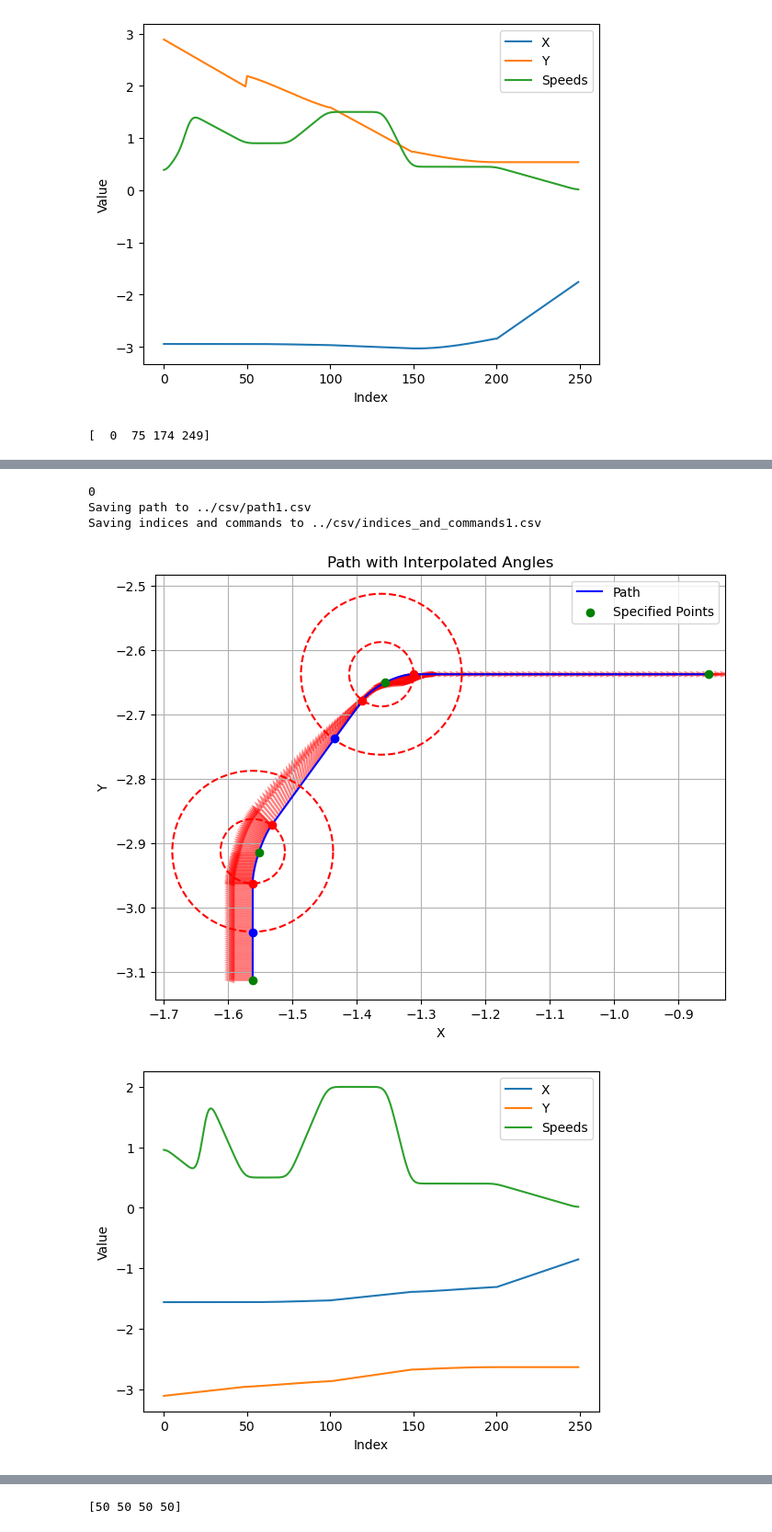
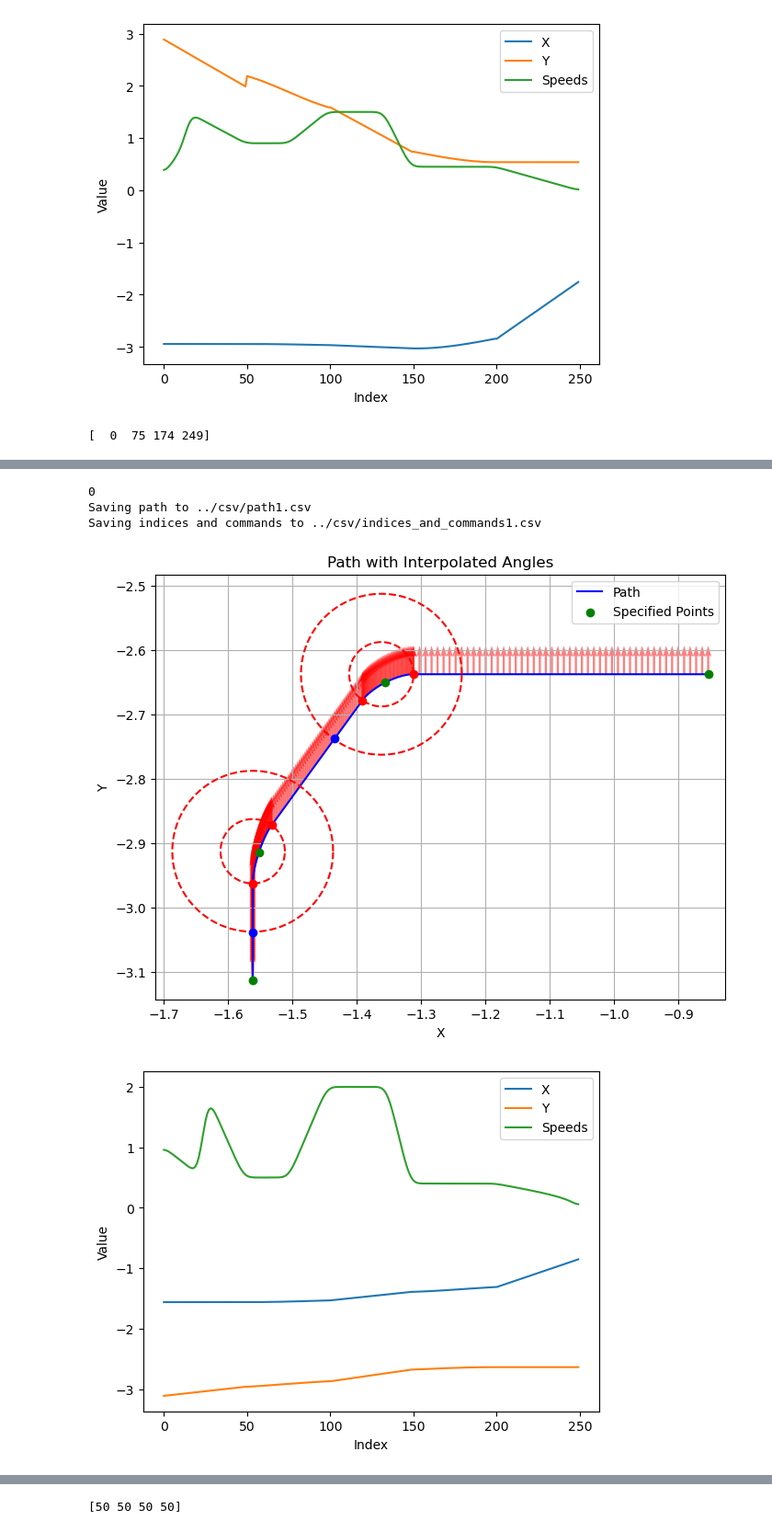
Before and after one commit to NeyagawaRobocons/chassis_haru_robo2024, a Jupyter notebook: pure_pursuit/pure_pursuit/pure_pursuit_test.ipynb, the cells around one changed output, grey strips where cells are left out. Shown at 92% size. Cells and saved outputs as stored; diff of their text form; code cells hidden in the pictures.

```diff
--- a/pure_pursuit/pure_pursuit/pure_pursuit_test.ipynb
+++ b/pure_pursuit/pure_pursuit/pure_pursuit_test.ipynb
@@ -431,7 +431,8 @@ def interpolate_speed(
         plt.axvline(x=curve_end_index, color='r', linestyle='--')
 
     # speeds[curve_end_index:] = max_speed * np.cos(np.pi * np.linspace(0, 1, num=len(speeds[curve_end_index:])))
-    speeds[curve_end_index:] = np.linspace(max_speed * speed_rates[-2], 0, num=len(speeds[curve_end_index:]))
+    # speeds[curve_end_index:] = np.linspace(max_speed * speed_rates[-2], 0, num=len(speeds[curve_end_index:]))
+    speeds[curve_end_index:] = max_speed * speed_rates[-2] * 2 * np.arccos(np.linspace(0, 1, num=len(speeds[curve_end_index:]))) / np.pi
 
     plt.plot(speeds, label='Speeds')
     plt.legend()
@@ -664,14 +665,15 @@ Saving indices and commands to ../csv/indices_and_commands4.csv
 # %%
 max_speed = 2.0 # 速度[m/s]
 poses = np.array([
-    [1.562, -3.112, -1.57, 0.05, 0.5],
-    [1.562, -3.112 + 0.2, -1.57, 0.05, 0.25],
-    [1.562 - 0.2, -2.637, 1.57, 0.05, 0.2],
+    [1.562, -3.112, np.pi/2.0, 0.05, 0.5],
+    [1.562, -3.112 + 0.2, np.pi/2.0, 0.05, 0.25],
+    [1.562 - 0.2, -2.637, np.pi/2.0, 0.05, 0.2],
     [0.854, -2.637, np.pi/2.0, 0.05, 0.75],
 ])
 
 poses[:,0] = -poses[:,0]
-poses[:,2] = -poses[:,2]
+# poses[:,2] = -poses[:,2]
+poses[:,2] = np.array([0.0, 0.0, 0.0, 0.0])
 
 commands = np.array([
     [1, 0, False],
@@ -687,8 +689,8 @@ generate_and_save_path(poses, max_speed, commands, path_number=1, resolution=50)
 0
 Saving path to ../csv/path1.csv
 Saving indices and commands to ../csv/indices_and_commands1.csv
-[figure, old version]
+[figure, new version]
-[figure, old version]
+[figure, new version]
 # %%
 max_speed = 2.0 # 速度[m/s]
 poses = np.array([
```
Also changed, not shown: parts of 4 cells of this notebook, 13 other files.
